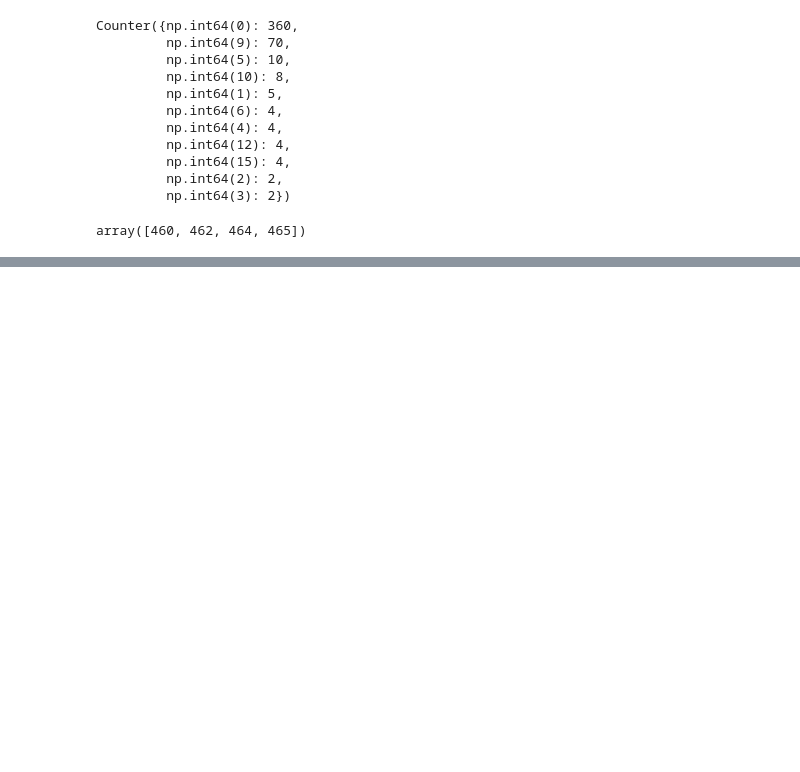
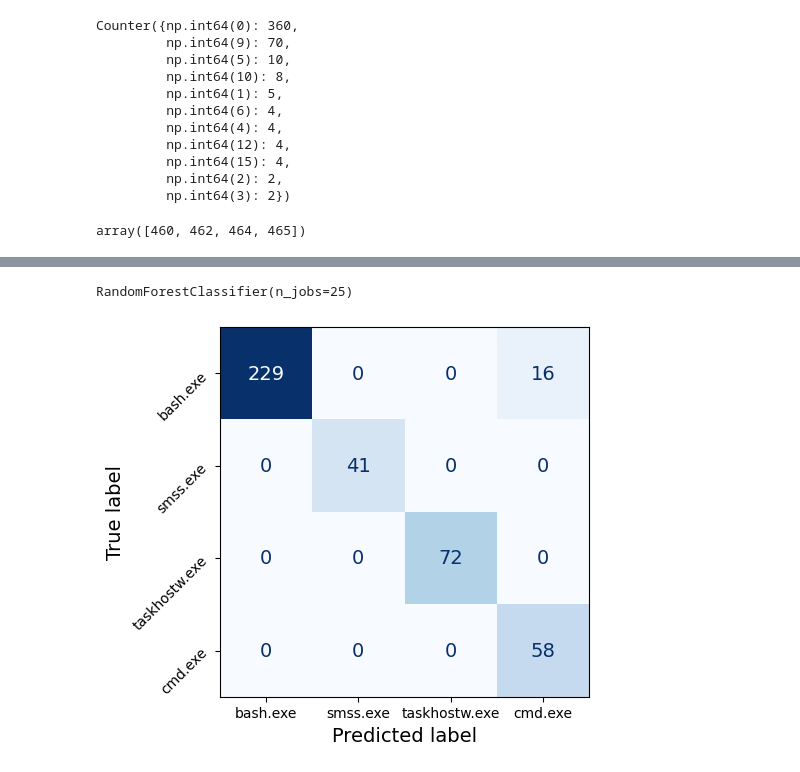
Before and after one commit to llnl/Wintap-Analytics, a Jupyter notebook: 2025-acme4-explore/gather-process-trees.ipynb, the cells around one changed output, grey strips where cells are left out. Saved outputs shown, nothing was run; the diff lists cells and outputs as text; code cells hidden in the pictures; blank space fills up the shorter version.

```diff
--- a/2025-acme4-explore/gather-process-trees.ipynb
+++ b/2025-acme4-explore/gather-process-trees.ipynb
@@ -1259,0 +1475,19 @@ array([460, 462, 464, 465])
+# %%
+## build similarity matrix S between non-baduser trees and templates
+## this takes about 13 minutes
+T = list(_df.tree)
+R = list(_df.root)
+S = np.zeros(shape=(len(templates), len(T)))
+i = 0
+for tree,root in templates:
+    print(i)
+    sg1 = get_ordered_subtree(Trees, tree, root) ## sub-tree above with required DFS labelling
+    ## apply Algorithm 1 (basic matcher)
+    Results = []
+    j = 0
+    for t,r in zip(T,R):
+        sg2 = get_ordered_subtree(Trees, t, r)
+        _, score = gwm.basic_matcher(sg1, sg2, phi_name='process') ## node feature == process name
+        S[i,j] = score
+        j += 1
+    i += 1
@@ -1259,0 +1526,30 @@ array([460, 462, 464, 465])
+# %%
+label_map = {v:k for k,v in enumerate(set(_df.process))}
+X = S.T.tolist()
+y = [label_map[i] for i in _df.process]
+
+X_train, X_test, y_train, y_test = train_test_split(X, y, test_size=0.5, random_state=42, stratify=y)
+rf = RandomForestClassifier(n_jobs=25)
+rf.fit(X_train, y_train)
+# %% [output]
+RandomForestClassifier(n_jobs=25)
+# %%
+## confusion matrix
+y_pred = rf.predict(X_test)
+cm = confusion_matrix(y_test,y_pred)
+plt.rcParams.update({'font.size': 14}) # Change to your desired size
+disp = ConfusionMatrixDisplay(confusion_matrix=cm,
+                              display_labels=list(label_map.keys())
+                             )
+disp.plot(colorbar=False, cmap='Blues')
+#tick_marks = list(label_map.keys())
+plt.xticks(fontsize=10)
+plt.yticks(rotation=45, fontsize=10)
+#ax = plt.gca()
+##ax.set_xticklabels((ax.get_xticks() +1).astype(str))
+#plt.yticks(tick_marks)
+
+plt.savefig('acme_confusion.png')
+plt.show()
+# %% [output]
+[figure, added]
```
Also changed, not shown: parts of 31 cells of this notebook.
